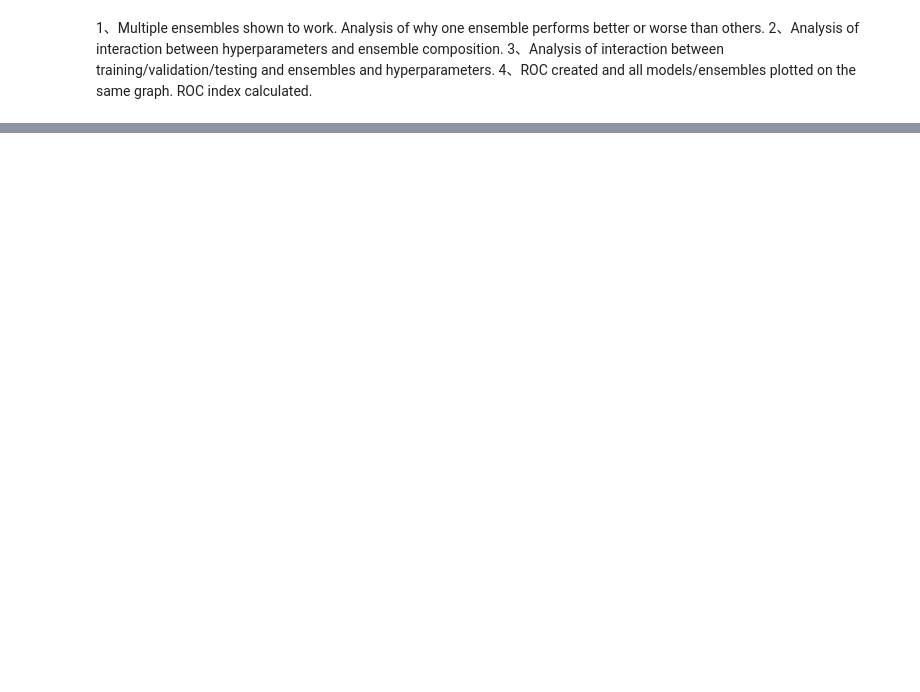
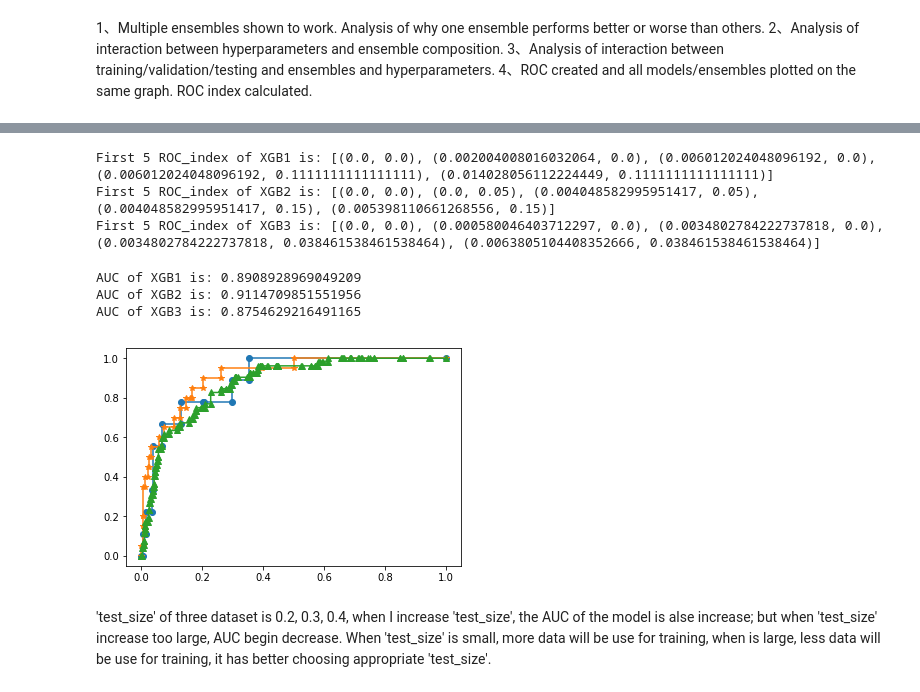
Before and after one commit to Ming-H/ozone, a Jupyter notebook: LGB_RF.ipynb, the cells around one changed output, grey strips where cells are left out. Cells and saved outputs as stored; diff of their text form; code cells hidden in the pictures; blank space fills up the shorter version.

```diff
--- a/LGB_RF.ipynb
+++ b/LGB_RF.ipynb
@@ -104,0 +176,54 @@ print(auc_score1)
+# %%
+X_train1, X_test1, y_train1, y_test1 = data_split(df_data1, 0.2)
+clf1 = LGBMClassifier(boosting_type='gbdt', objective='binary').fit(X_train1, y_train1)
+
+X_train2, X_test2, y_train2, y_test2 = data_split(df_data1, 0.3)
+clf2 = LGBMClassifier(boosting_type='gbdt', objective='binary').fit(X_train2, y_train2)
+
+X_train3, X_test3, y_train3, y_test3 = data_split(df_data1, 0.7)
+clf3 = LGBMClassifier(boosting_type='gbdt', objective='binary').fit(X_train3, y_train3)
+
+# predict
+y_pre1 = clf1.predict_proba(X_test1)[:, 1]
+y_pre2 = clf2.predict_proba(X_test2)[:, 1]
+y_pre3 = clf3.predict_proba(X_test3)[:, 1]
+
+# calculate ROC index
+fpr1, tpr1, thresholds1 = metrics.roc_curve(y_test1, y_pre1)
+fpr2, tpr2, thresholds2 = metrics.roc_curve(y_test2, y_pre2)
+fpr3, tpr3, thresholds3 = metrics.roc_curve(y_test3, y_pre3)
+
+ROC_index_LGB1 = [(i,j) for i,j in zip(fpr1, tpr1)]
+print("First 5 ROC_index of XGB1 is:", ROC_index_XGB1[:5]) # print first 5 ROC index
+
+ROC_index_LGB2 = [(i,j) for i,j in zip(fpr2, tpr2)]
+print("First 5 ROC_index of XGB2 is:", ROC_index_XGB2[:5]) # print first 5 ROC index
+
+ROC_index_LGB3 = [(i,j) for i,j in zip(fpr3, tpr3)]
+print("First 5 ROC_index of XGB3 is:", ROC_index_XGB3[:5]) # print first 5 ROC index
+# %% [output]
+First 5 ROC_index of XGB1 is: [(0.0, 0.0), (0.002004008016032064, 0.0), (0.006012024048096192, 0.0), (0.006012024048096192, 0.1111111111111111), (0.014028056112224449, 0.1111111111111111)]
+First 5 ROC_index of XGB2 is: [(0.0, 0.0), (0.0, 0.05), (0.004048582995951417, 0.05), (0.004048582995951417, 0.15), (0.005398110661268556, 0.15)]
+First 5 ROC_index of XGB3 is: [(0.0, 0.0), (0.000580046403712297, 0.0), (0.0034802784222737818, 0.0), (0.0034802784222737818, 0.038461538461538464), (0.0063805104408352666, 0.038461538461538464)]
+# %%
+# calculate AUC
+auc_score1 = metrics.roc_auc_score(y_test1, y_pre1)
+print('AUC of LGB1 is:', auc_score1)
+auc_score2 = metrics.roc_auc_score(y_test2, y_pre2)
+print('AUC of LGB2 is:',auc_score2)
+auc_score3 = metrics.roc_auc_score(y_test3, y_pre3)
+print('AUC of LGB3 is:',auc_score3)
+
+# plot ROC of the models
+plt.plot(fpr1, tpr1, marker = 'o')
+plt.plot(fpr2, tpr2, marker = '*')
+plt.plot(fpr3, tpr3, marker = '^')
+
+plt.show()
+# %% [output]
+AUC of XGB1 is: 0.8908928969049209
+AUC of XGB2 is: 0.9114709851551956
+AUC of XGB3 is: 0.8754629216491165
+[figure, added]
+# %% [markdown]
+'test_size' of three dataset is 0.2, 0.3, 0.4, when I increase 'test_size', the AUC of the model is alse increase; but when 'test_size' increase too large, AUC begin decrease. When 'test_size' is small, more data will be use for training, when is large, less data will be use for training, it has better choosing appropriate 'test_size'.
```
Also changed, not shown: parts of 20 cells of this notebook.
